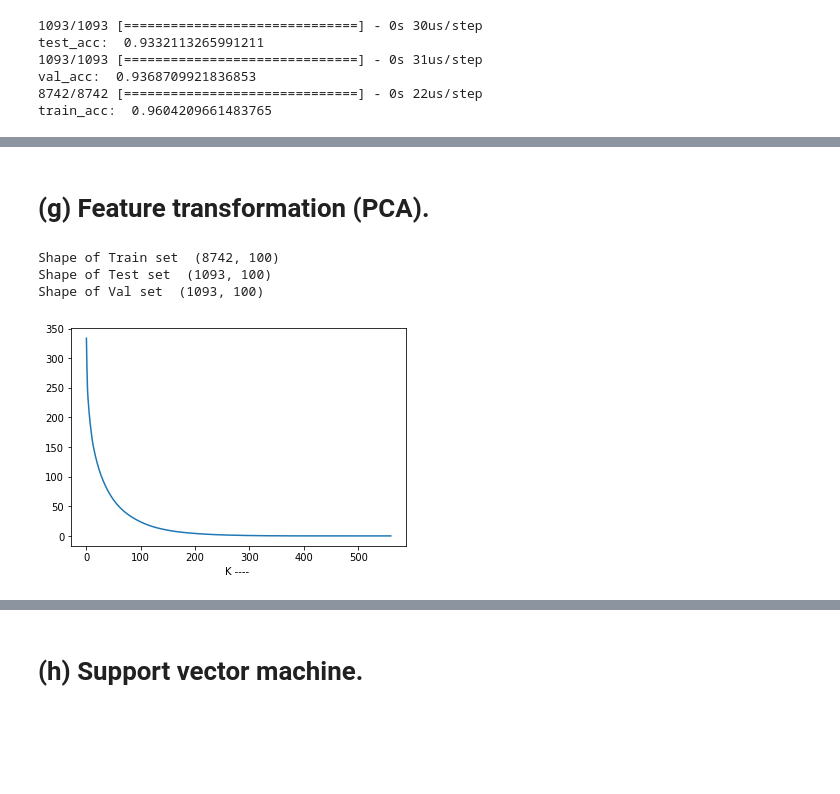
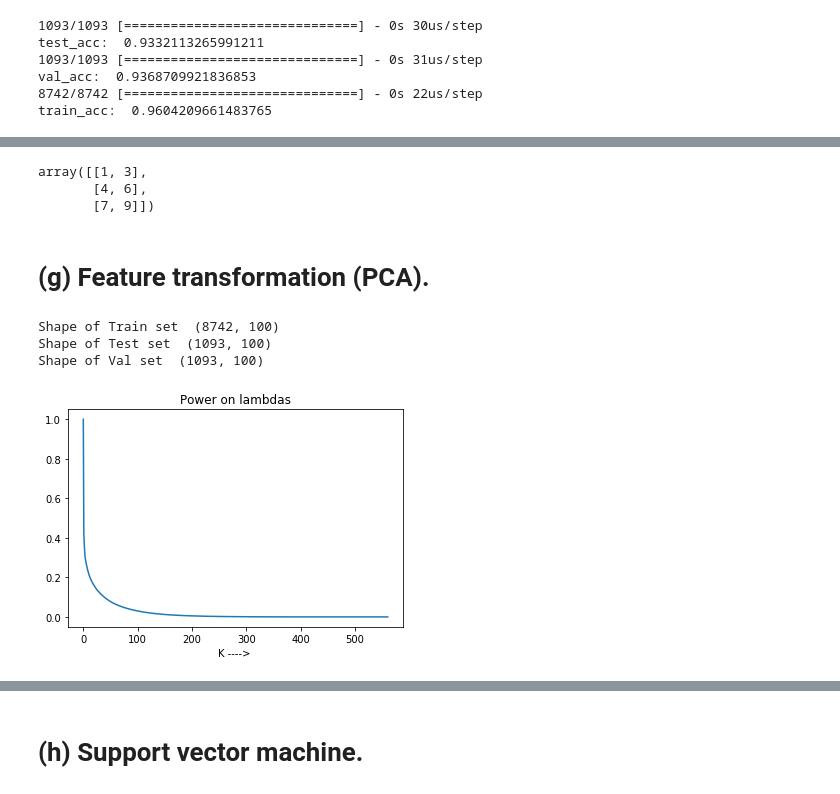
Before and after one commit to gurusarath1/ML_633_UCI_Smartphone-Based_Recognition_of_Human_Activities_and_Postural_Transitions, a Jupyter notebook: Final_Project.ipynb, the cells around one changed output, grey strips where cells are left out. Saved outputs shown, nothing was run; the diff lists cells and outputs as text; code cells hidden in the pictures; blank space fills up the shorter version.

```diff
--- a/Final_Project.ipynb
+++ b/Final_Project.ipynb
@@ -72,0 +125,9 @@ print(Cov_Matrix_X_train)
+# %%
+clf = LogisticRegression()
+clf.fit(X_train, y_train+1)
+
+predictionsVal = clf.predict(X_val)
+predictionsTest = clf.predict(X_test)
+
+print('Accuracy Val = ', np.sum(predictionsVal == (y_val+1)) / y_val.shape[0] )
+print('Accuracy Test = ', np.sum(predictionsTest == (y_test+1)) / y_test.shape[0] )
@@ -128,0 +195,18 @@ train_acc:  0.9604209661483765
+# %%
+def createDataSetWithSelectedFeatures(FullDataSet, FeaturesList):
+
+    numFeatures = FullDataSet.shape[1]
+    NewReducedDataSet = np.array( [ FullDataSet[:,FeaturesList[0]] ] ).T
+
+    for i in range(len(FeaturesList)):
+
+        if i == 0:
+            continue
+
+        if FeaturesList[i] < 0 or FeaturesList[i] > numFeatures-1:
+            continue
+
+        featureToSelect = FeaturesList[i]
+        NewReducedDataSet = np.hstack( (NewReducedDataSet , np.array( [ FullDataSet[:,FeaturesList[i]] ] ).T) )
+
+    return NewReducedDataSet
@@ -129,3 +285,10 @@ train_acc:  0.9604209661483765
+# %%
+c = np.array([[1,2,3] , [4,5,6] , [7,8,9]])
+createDataSetWithSelectedFeatures(c,[0,2])
+# %% [output]
+array([[1, 3],
+       [4, 6],
+       [7, 9]])
 # %% [markdown]
 # (g) Feature transformation (PCA).
 # %%
@@ -161,11 +324,12 @@ def PCA_ML633(MatIn, K, plot='on'):
         lambda_sum = np.sum(Lambdas)
         plot_y = []
         for i in range(D):
-            Vec_index = D - i - 1
+            Vec_index = D - i
             First_i_lambda_sum = np.sum(Lambdas[:Vec_index])
-            plot_y.append(First_i_lambda_sum)
+            plot_y.append(First_i_lambda_sum / lambda_sum)
 
-        plt.xlabel('K ---- ')
+        plt.title('Power on lambdas')
+        plt.xlabel('K ----> ')
         plt.plot(plot_y)
 
     if K > D:
@@ -181,17 +345,17 @@ def PCA_ML633(MatIn, K, plot='on'):
         Vec_index = D - i - 1
         U = np.hstack( (U, np.array( [vectors[:,Vec_index]] ).T) )
 
-    return np.matmul(Mat, U)
+    return U , np.matmul(Mat, U)
 # %%
-X_PCA_Train = PCA_ML633(X_train , 100)
-X_PCA_val = PCA_ML633(X_val , 100, plot='off')
-X_PCA_test = PCA_ML633(X_test , 100, plot='off')
+U , X_PCA_Train = PCA_ML633(X_train , 100)
+X_PCA_val = np.matmul(X_val, U)
+X_PCA_test = np.matmul(X_test , U)
 
 print('Shape of Train set ', X_PCA_Train.shape)
 print('Shape of Test set ', X_PCA_test.shape)
 print('Shape of Val set ', X_PCA_val.shape)
 # %% [output]
 Shape of Train set  (8742, 100)
 Shape of Test set  (1093, 100)
 Shape of Val set  (1093, 100)
-[figure, old version]
+[figure, new version]
```
Also changed, not shown: parts of 17 cells of this notebook.
